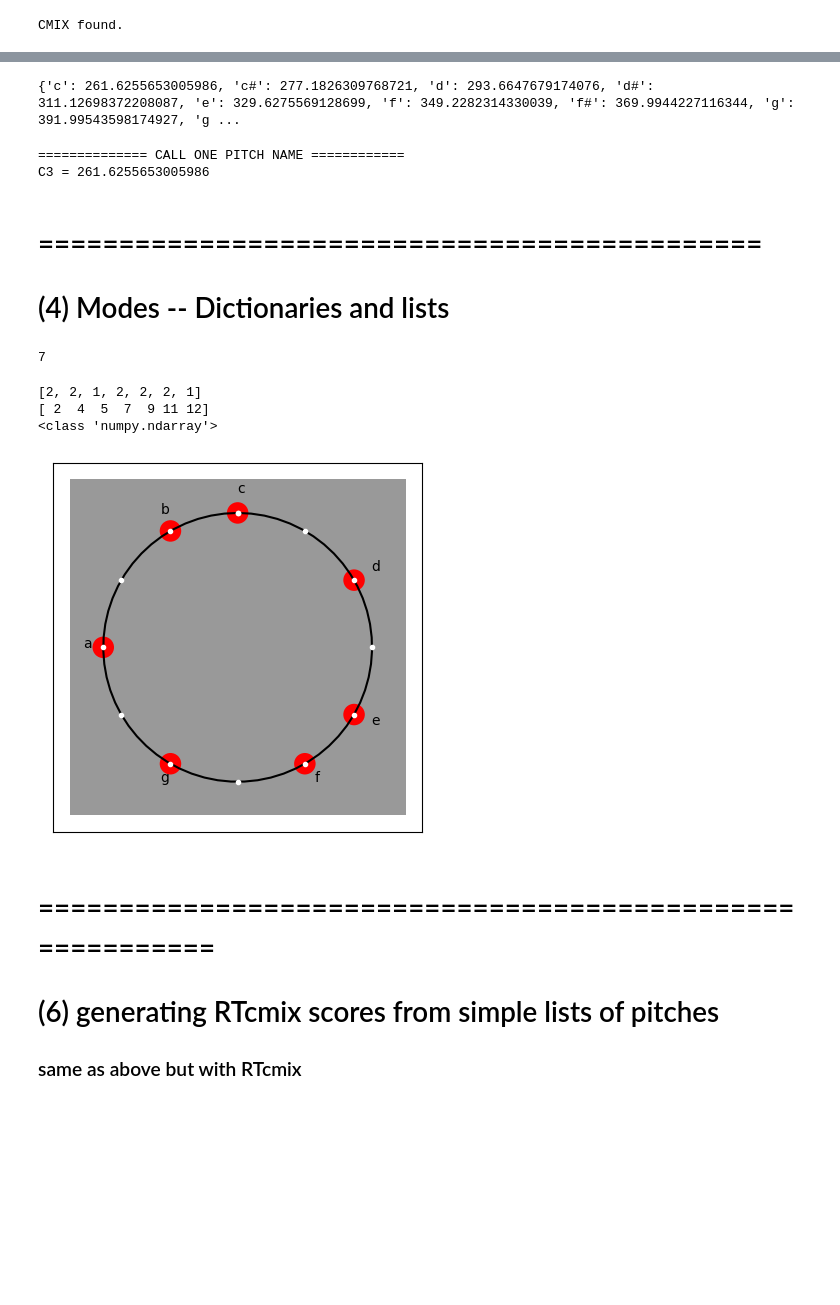
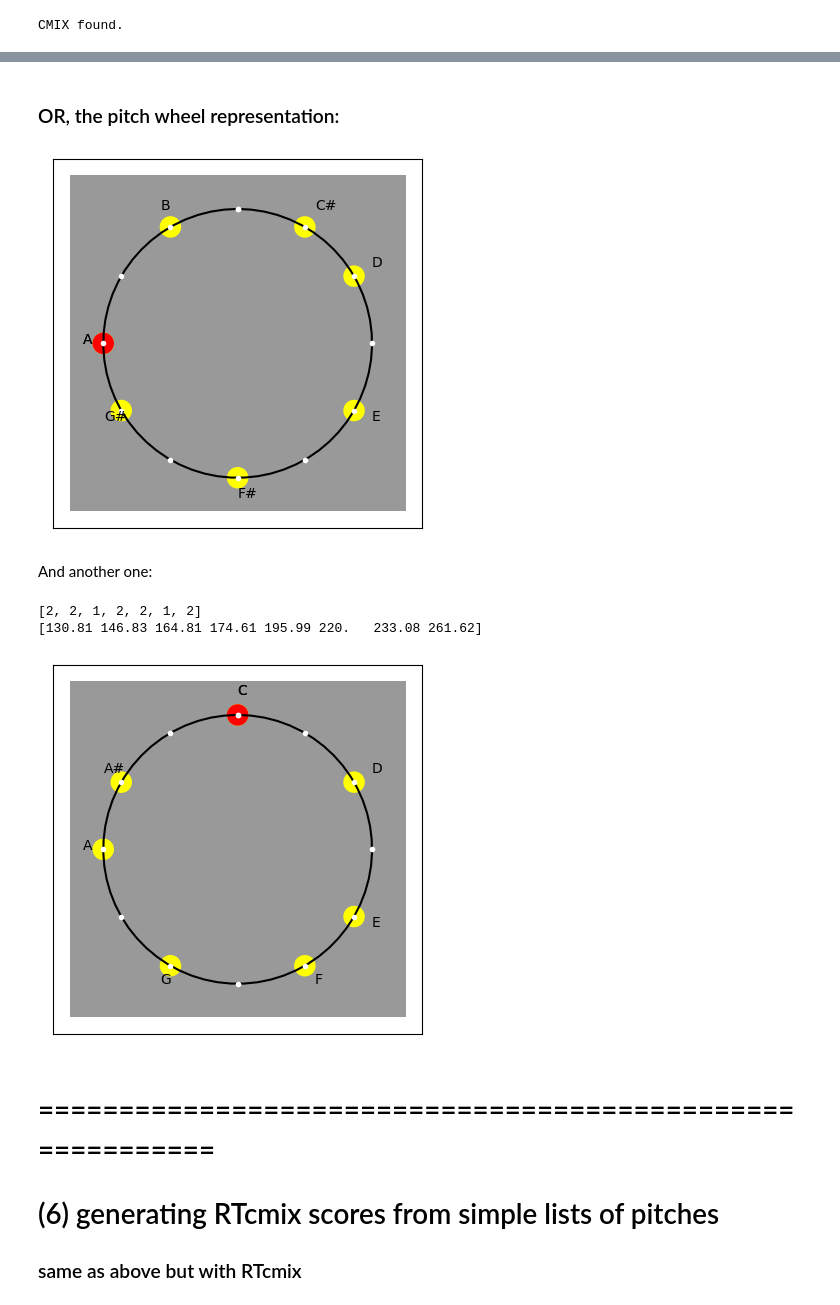
Before and after one commit to benholtzman/datamovies_y21, a Jupyter notebook: notebooks/n03_IntroPitches_Cmix.ipynb, the cells around one changed output, grey strips where cells are left out. Drawn from its saved outputs; the diff is of its cells as text; code cells hidden in the pictures; blank space fills up the shorter version.

```diff
--- a/notebooks/n03_IntroPitches_Cmix.ipynb
+++ b/notebooks/n03_IntroPitches_Cmix.ipynb
@@ -194,59 +122,35 @@ b : 493.88330125612407
-# %%
-# or make a dictionary !
-pitch_freq_ref = dict(zip(pitch_classes,ref_scale_freqs))
-
-pitch_freq_ref
-print(pitch_freq_ref)
-# %% [output]
-{'c': 261.6255653005986, 'c#': 277.1826309768721, 'd': 293.6647679174076, 'd#': 311.12698372208087, 'e': 329.6275569128699, 'f': 349.2282314330039, 'f#': 369.9944227116344, 'g': 391.99543598174927, 'g ...
-# %%
-print('============== CALL ONE PITCH NAME ============')
-C3 = pitch_freq_ref['c']
-print('C3 = '+ str(C3))
-# %% [output]
-============== CALL ONE PITCH NAME ============
-C3 = 261.6255653005986
-# %% [markdown]
-# =============================================
-# (4) Modes -- Dictionaries and lists
-# %%
-# NOW LETS MAKE DICTIONARIES FOR THE MODES !!
-
-modes = {
-    'ionian':[2,2,1,2,2,2,1],
-    'dorian':[2,1,2,2,2,1,2],
-    'phrygian':[1,2,2,2,1,2,2],
-    'lydian':[2,2,2,1,2,2,1],
-    'mixolydian':[2,2,1,2,2,1,2],
-    'aeolian':[2,1,2,2,1,2,2],
-    'lochrian':[1,2,2,1,2,2,2]
-}
-
-print(len(modes))
-# %% [output]
-7
+# %% [markdown]
+### OR, the pitch wheel representation:
+# %%
+# add a circle around root note!
+ptchs.makePitchRing(key_inds)
+# %% [output]
+[figure, added]
+# %% [markdown]
+And another one:
 # %%
 # calculate the elements of the scale from the intervals (a cumulative sum):
 
-intervals = modes['ionian']
+#intervals = modes_dct['ionian']
+intervals = modes_dct['modes7']['mixolydian']
 print(intervals)
 
-x = np.cumsum(intervals)
-print(x)
-indexes2 = [0]
-for val in x[:-1]:
-    indexes2.append(val)
+root_name = 'C3' # taken from pitch_classes
+root = NameFreq_dict[root_name]
 
-indexes2 = np.array(indexes2)
-print(type(indexes2))
+elements = ptchs.intervals2elements(intervals)
+
+freqs = ptchs.note2freq(elements,v,root)
+print(freqs)
 # %% [output]
-[2, 2, 1, 2, 2, 2, 1]
-[ 2  4  5  7  9 11 12]
-<class 'numpy.ndarray'>
+[2, 2, 1, 2, 2, 1, 2]
+[130.81 146.83 164.81 174.61 195.99 220.   233.08 261.62]
-# %%
-makePitchRing(indexes2)
-# %% [output]
-[figure, removed]
+# %%
+ptchs.makePitchRing(elements[:-1])
+# note that because this is starting with C we don't need to rotate it--
+# any other key we need to do the rotation shown above
+# %% [output]
+[figure, added]
 # %% [markdown]
 # ==========================================================
 # (6) generating RTcmix scores from simple lists of pitches
```
Also changed, not shown: parts of 17 cells of this notebook, 1 other file.
